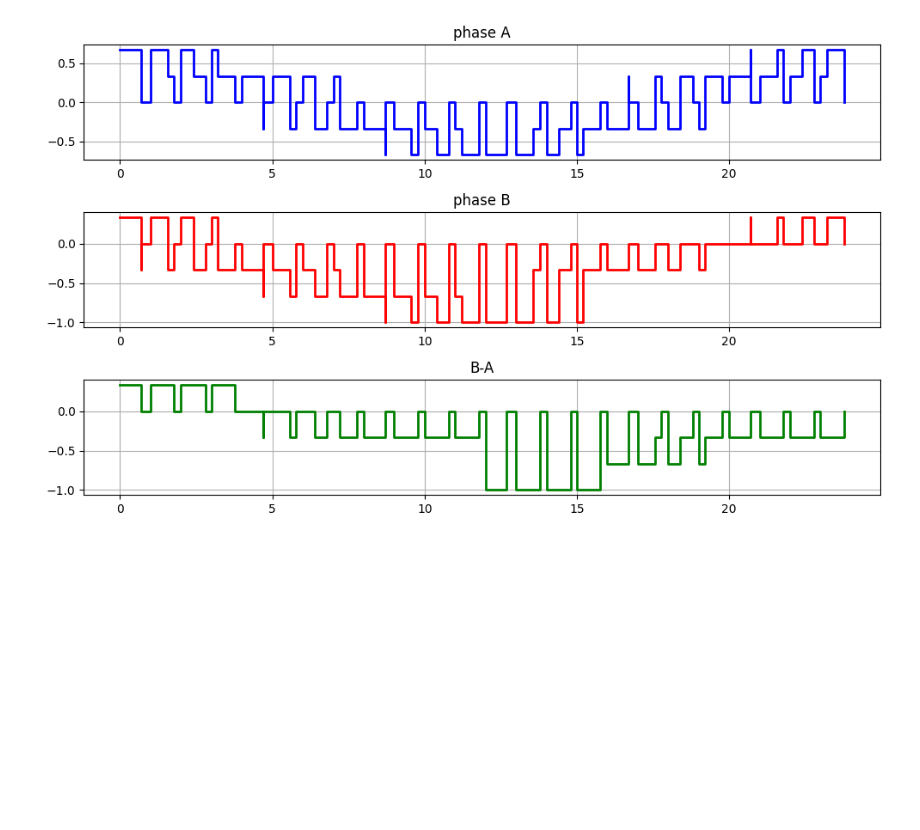
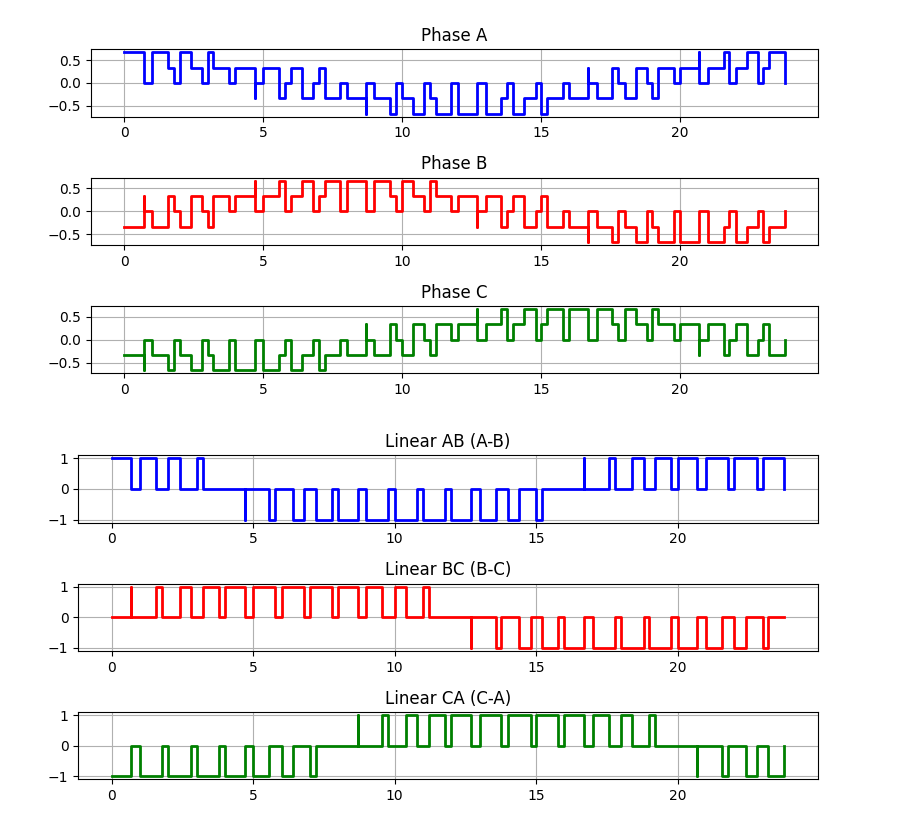
Before and after one commit to MaXiM732/vector_PWM, a Jupyter notebook: vector_PWM.ipynb, the cells around one changed output. Cells and saved outputs as stored; diff of their text form; code cells hidden in the pictures; blank space fills up the shorter version.

Commit message:
all phases work

```diff
--- a/vector_PWM.ipynb
+++ b/vector_PWM.ipynb
@@ -12,12 +12,9 @@ for i in range(6):
         A_amp = np.append(A_amp, SWITCHES[i,0]*2/3-SWITCHES[i,1]*1/3-SWITCHES[i,2]*1/3)
         A_amp = np.append(A_amp, SWITCHES[i+1,0]*2/3-SWITCHES[i+1,1]*1/3-SWITCHES[i+1,2]*1/3)
         A_amp = np.append(A_amp, 0)
-        B_amp = np.append(B_amp, SWITCHES[i,0]*1/3-SWITCHES[i,1]*2/3-SWITCHES[i,2]*1/3)
-        B_amp = np.append(B_amp, SWITCHES[i+1,0]*1/3-SWITCHES[i+1,1]*2/3-SWITCHES[i+1,2]*1/3)
+        B_amp = np.append(B_amp, -SWITCHES[i,0]*1/3+SWITCHES[i,1]*2/3-SWITCHES[i,2]*1/3)
+        B_amp = np.append(B_amp, -SWITCHES[i+1,0]*1/3+SWITCHES[i+1,1]*2/3-SWITCHES[i+1,2]*1/3)
         B_amp = np.append(B_amp, 0)
-        C_amp = np.append(C_amp, SWITCHES[i,0]*1/3-SWITCHES[i,1]*1/3-SWITCHES[i,2]*2/3)
-        C_amp = np.append(C_amp, SWITCHES[i+1,0]*1/3-SWITCHES[i+1,1]*1/3-SWITCHES[i+1,2]*2/3)
+        C_amp = np.append(C_amp, -SWITCHES[i,0]*1/3-SWITCHES[i,1]*1/3+SWITCHES[i,2]*2/3)
+        C_amp = np.append(C_amp, -SWITCHES[i+1,0]*1/3-SWITCHES[i+1,1]*1/3+SWITCHES[i+1,2]*2/3)
         C_amp = np.append(C_amp, 0)
-
-print(len(A_amp))
-print(A_amp)
@@ -72,65 +41,49 @@ print(time)
 # %%
 angle = np.arange(0, np.pi+1,  np.pi/12)
 M = 0.7
 
 tn1 = np.array([0.61, 0.49, 0.35, 0.18, 0.00, 0.49, 0.35, 0.18, 0.00, 0.49, 0.35, 0.18])
 tn2 = np.array([0.00, 0.18, 0.35, 0.49, 0.61, 0.18, 0.35, 0.49, 0.61, 0.18, 0.35, 0.49])
 tn0 = 1-tn1-tn2
 
 time_start = []
 
-
-
-VA = []
-VB = []
-
-for i in np.arange(0,12,1):
-    if i < 5:
-        VA  = np.append(VA,2/3)
-        VA  = np.append(VA,1/3)
-        VA  = np.append(VA,0)
-    elif 5<=i<9:
-        VA  = np.append(VA,1/3)
-        VA  = np.append(VA,-1/3)
-        VA  = np.append(VA,0)
-    else:
-        VA  = np.append(VA,-1/3)
-        VA  = np.append(VA,-2/3)
-        VA  = np.append(VA,0)
-
-for i in np.arange(0,12,1):
-    if i < 5:
-        VB  = np.append(VB,-1/3)
-        VB  = np.append(VB,1/3)
-        VB  = np.append(VB,0)
-    elif 5<=i<9:
-        VB  = np.append(VB,1/3)
-        VB  = np.append(VB,2/3)
-        VB  = np.append(VB,0)
-    else:
-        VB  = np.append(VB,2/3)
-        VB  = np.append(VB,1/3)
-        VB  = np.append(VB,0)
-
-AB = VB-VA
 x_starts = np.cumsum([0] + time[:-1])
 x_starts = np.insert(x_starts,0,0)
 
-fig, axes = plt.subplots(3, 1, figsize=(10, 6))  # 2 строки, 1 столбец
+fig, axes = plt.subplots(3, 1, figsize=(8, 4))
 
 axes[0].step(x_starts, A_amp, where='post', linewidth=2, color='blue')
-axes[0].set_title('phase A')
+axes[0].set_title('Phase A')
 axes[0].grid(True)
 
 axes[1].step(x_starts, B_amp, where='post', linewidth=2, color='red')
-axes[1].set_title('phase B')
+axes[1].set_title('Phase B')
 axes[1].grid(True)
 
 axes[2].step(x_starts, C_amp, where='post', linewidth=2, color='green')
-axes[2].set_title('B-A')
+axes[2].set_title('Phase C')
 axes[2].grid(True)
 
-plt.tight_layout()  # автоматически расставит графики без наложения
+plt.tight_layout()
 plt.show()
+
+fig, axes = plt.subplots(3, 1, figsize=(8, 4))
+
+axes[0].step(x_starts, A_amp-B_amp, where='post', linewidth=2, color='blue')
+axes[0].set_title('Linear AB (A-B)')
+axes[0].grid(True)
+
+axes[1].step(x_starts, B_amp-C_amp, where='post', linewidth=2, color='red')
+axes[1].set_title('Linear BC (B-C)')
+axes[1].grid(True)
+
+axes[2].step(x_starts, C_amp-A_amp, where='post', linewidth=2, color='green')
+axes[2].set_title('Linear CA (C-A)')
+axes[2].grid(True)
+
+plt.tight_layout()
+plt.show()
 # %% [output]
-[figure, old version]
+[figure, new version]
+[figure, added]
```
Also changed, not shown: parts of 2 cells of this notebook.
